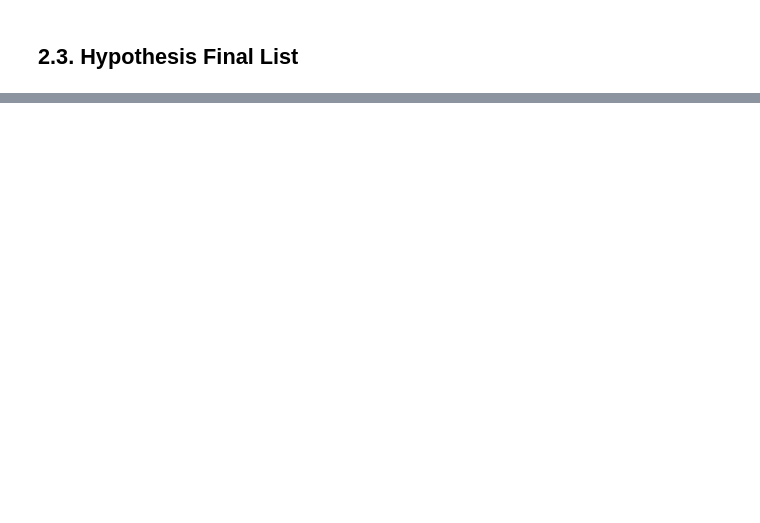
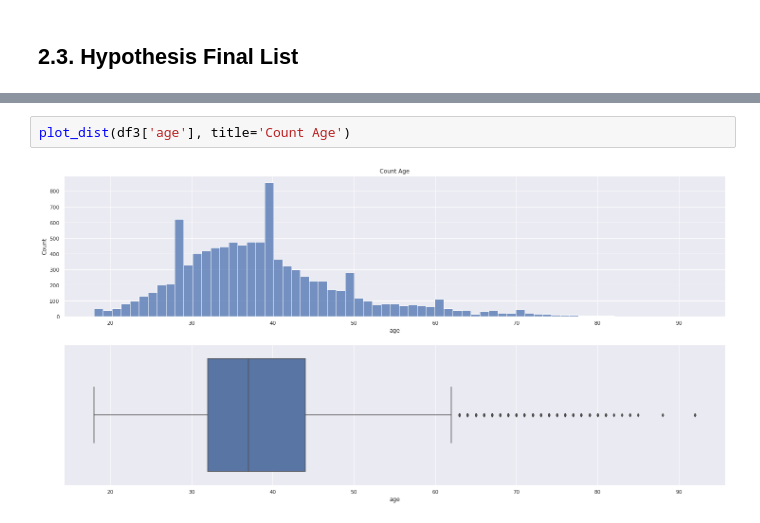
Before and after one commit to tadeucbm/churn_predict, a Jupyter notebook: notebooks/c1_churn_predict.ipynb, the cells around one changed output, grey strips where cells are left out. Saved outputs shown, nothing was run; the diff lists cells and outputs as text; blank space fills up the shorter version.

```diff
--- a/notebooks/c1_churn_predict.ipynb
+++ b/notebooks/c1_churn_predict.ipynb
@@ -266,0 +362,4 @@ Image(img_url)
+# %%
+plot_dist(df3['age'], title='Count Age')
+# %% [output]
+[figure, added]
```
Also changed, not shown: parts of 29 cells of this notebook.
